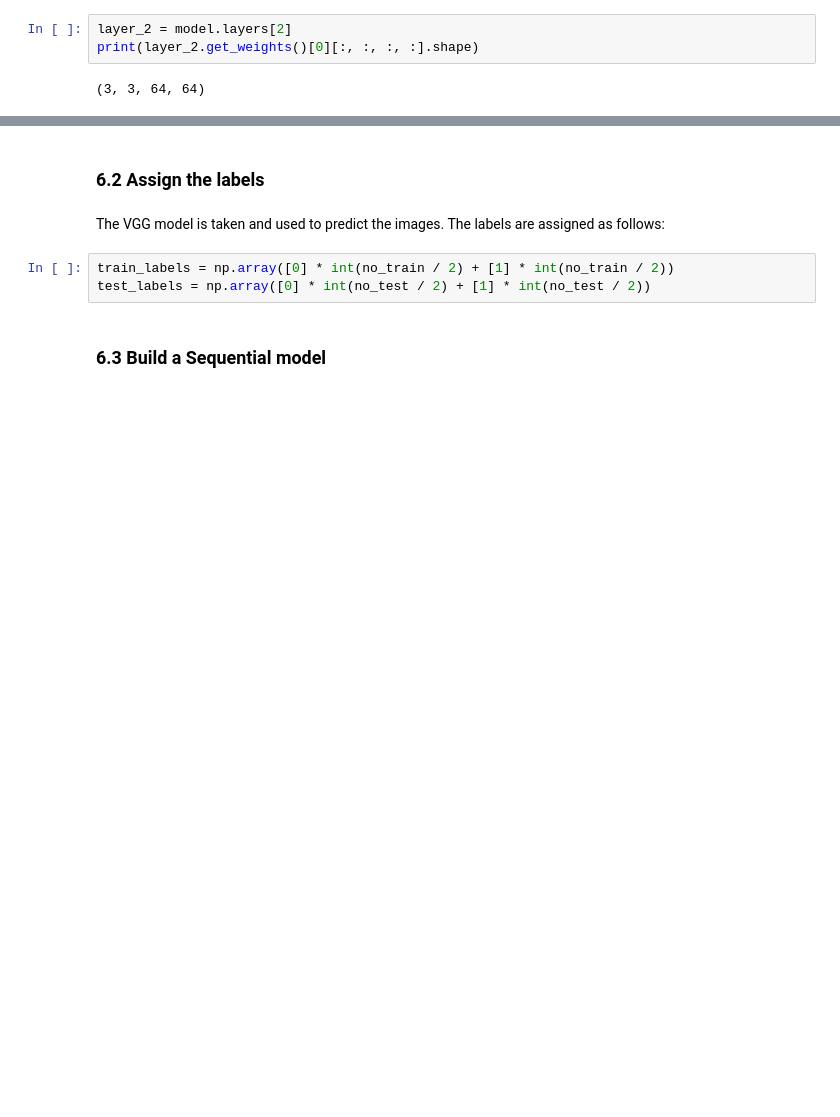
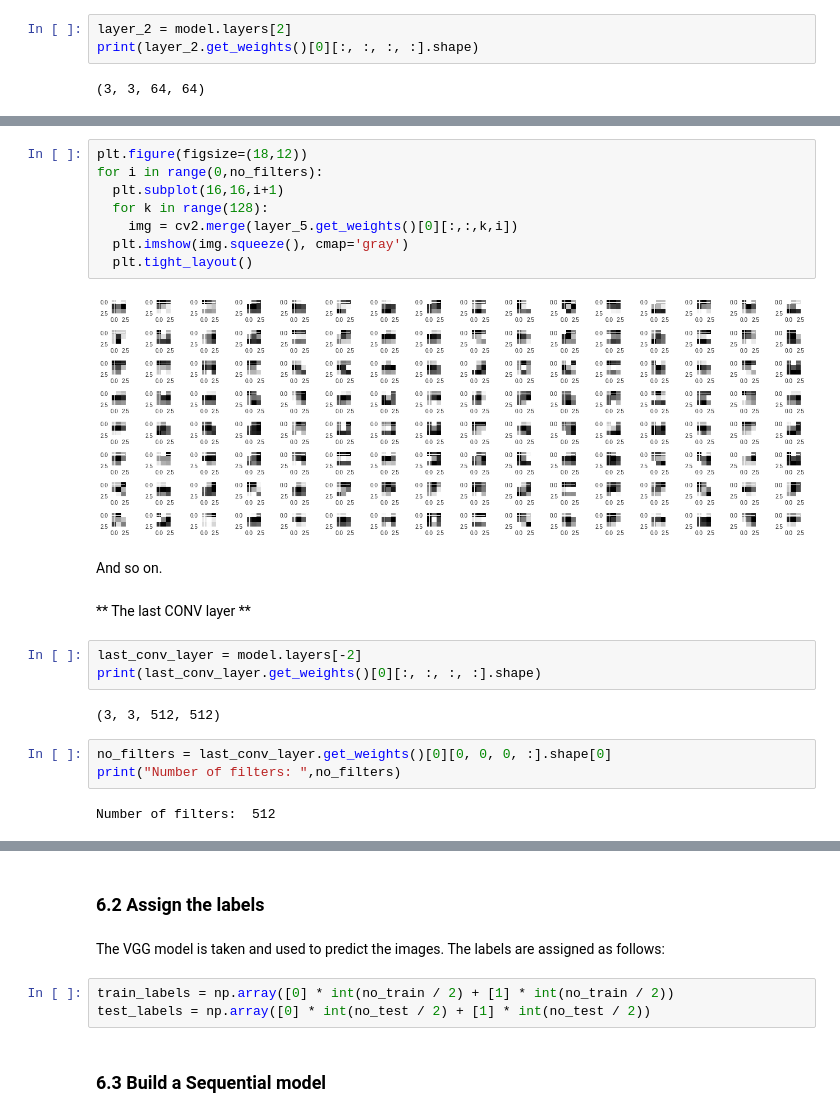
Before and after one commit to DavorJordacevic/TensorFlow-Keras-Neural-Networks, a Jupyter notebook: Convolutional_neural_network_with_Keras_dogs_vs_cats_Classifier.ipynb, the cells around one changed output, grey strips where cells are left out. Drawn from its saved outputs; the diff is of its cells as text; blank space fills up the shorter version.

```diff
--- a/Convolutional_neural_network_with_Keras_dogs_vs_cats_Classifier.ipynb
+++ b/Convolutional_neural_network_with_Keras_dogs_vs_cats_Classifier.ipynb
@@ -516,0 +558,24 @@ print(layer_2.get_weights()[0][:, :, :, :].shape)
+# %%
+plt.figure(figsize=(18,12))
+for i in range(0,no_filters):
+  plt.subplot(16,16,i+1)
+  for k in range(128):
+    img = cv2.merge(layer_5.get_weights()[0][:,:,k,i])
+  plt.imshow(img.squeeze(), cmap='gray')
+  plt.tight_layout()
+# %% [output]
+[figure, added]
+# %% [markdown]
+And so on.
+# %% [markdown]
+** The last CONV layer **
+# %%
+last_conv_layer = model.layers[-2]
+print(last_conv_layer.get_weights()[0][:, :, :, :].shape)
+# %% [output]
+(3, 3, 512, 512)
+# %%
+no_filters = last_conv_layer.get_weights()[0][0, 0, 0, :].shape[0]
+print("Number of filters: ",no_filters)
+# %% [output]
+Number of filters:  512
```
Also changed, not shown: parts of 24 cells of this notebook.
